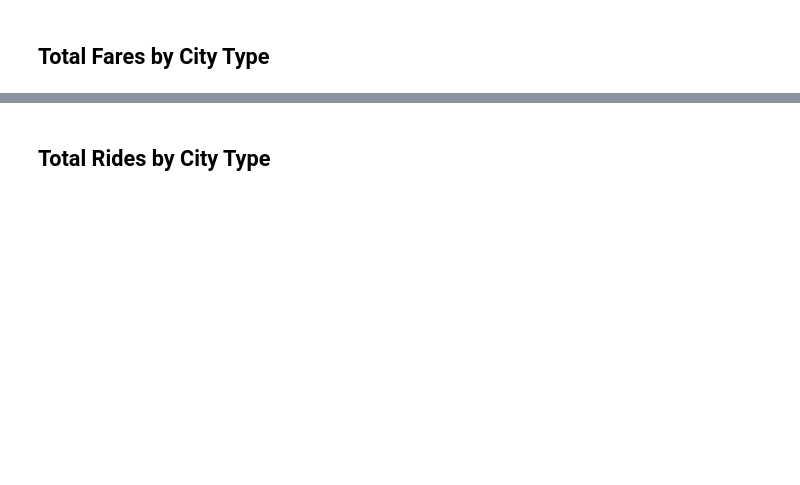
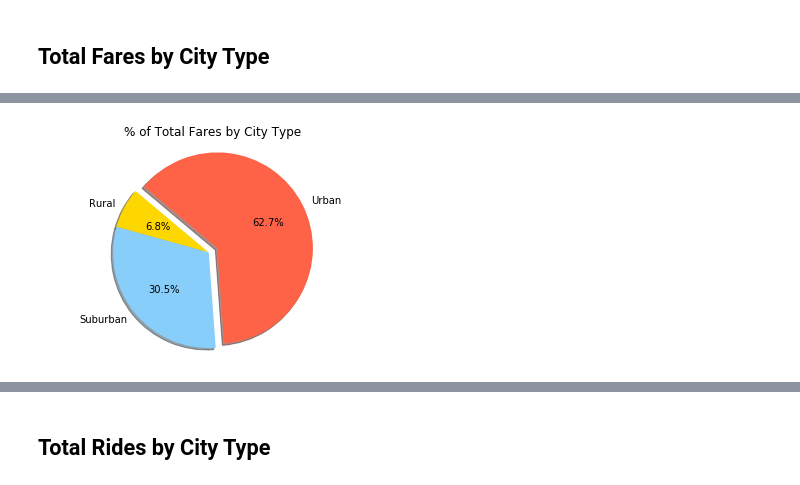
Before and after one commit to klhi3/Matplotlib_challenge, a Jupyter notebook: pyber_starter.ipynb, the cells around one changed output, grey strips where cells are left out. Saved outputs shown, nothing was run; the diff lists cells and outputs as text; code cells hidden in the pictures; blank space fills up the shorter version.

```diff
--- a/pyber_starter.ipynb
+++ b/pyber_starter.ipynb
@@ -91,0 +108,6 @@ plt.savefig("Total_Fares.png")
+# %%
+# Calculate Type Percents
+type_data = pd.merge(ride_data, city_data, on="city", how="left")
+type_data.head()
+#total = type_data.groupby("type")["fare"].sum()
+#total
@@ -91,0 +121,10 @@ plt.savefig("Total_Fares.png")
+# %%
+# calculate
+fare_total = type_data["fare"].sum()
+ride_total = type_data["ride_id"].count()
+driver_total = type_data["driver_count"].sum()
+
+chart_data = pd.DataFrame({"fare_percentage": type_data.groupby("type")["fare"].sum()/fare_total*100,
+                     "ride_percentage": type_data.groupby("type")["ride_id"].count()/ride_total*100,
+                     "driver_percentage":type_data.groupby("type")["driver_count"].sum()/driver_total*100})
+chart_data
@@ -92,3 +137,20 @@ plt.savefig("Total_Fares.png")
+# %%
+# Build Pie Chart
+labels = ["Rural","Suburban", "Urban", ]
+sizes = chart_data["fare_percentage"]
+colors = ["gold","lightskyblue","tomato" ]
+explode = (0, 0, 0.1)
+plt.title('% of Total Fares by City Type')
+
+plt.pie(sizes, explode=explode, labels=labels, colors=colors,
+        autopct="%1.1f%%", shadow=True, startangle=140)
+plt.axis("equal")
+
+
+# Save Figure
+plt.savefig("Total_Fares.png")
+# %% [output]
+[figure, added]
 # %%
 # Show Figure
 plt.show()
```
Also changed, not shown: parts of 22 cells of this notebook, 4 other files.
